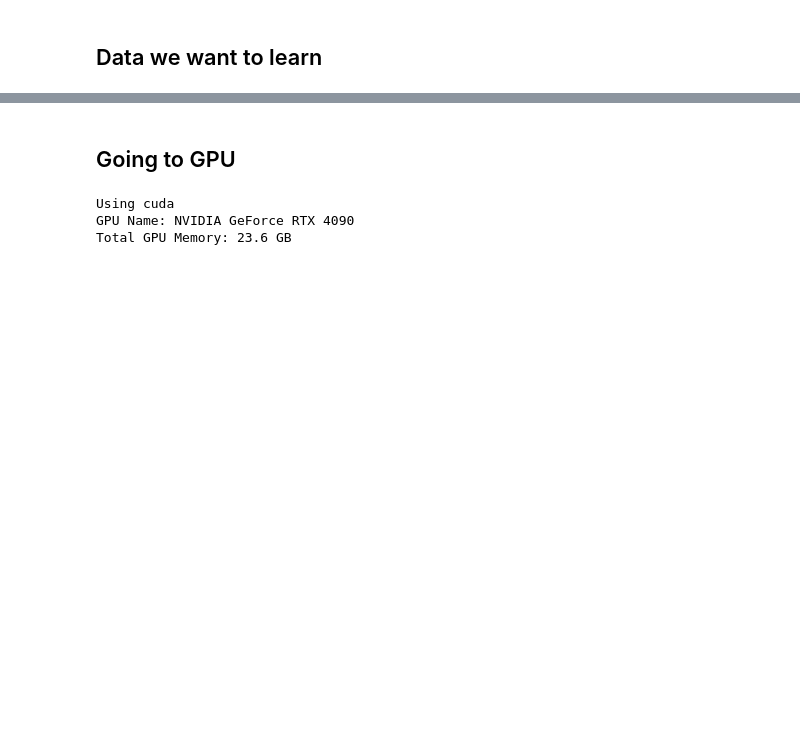
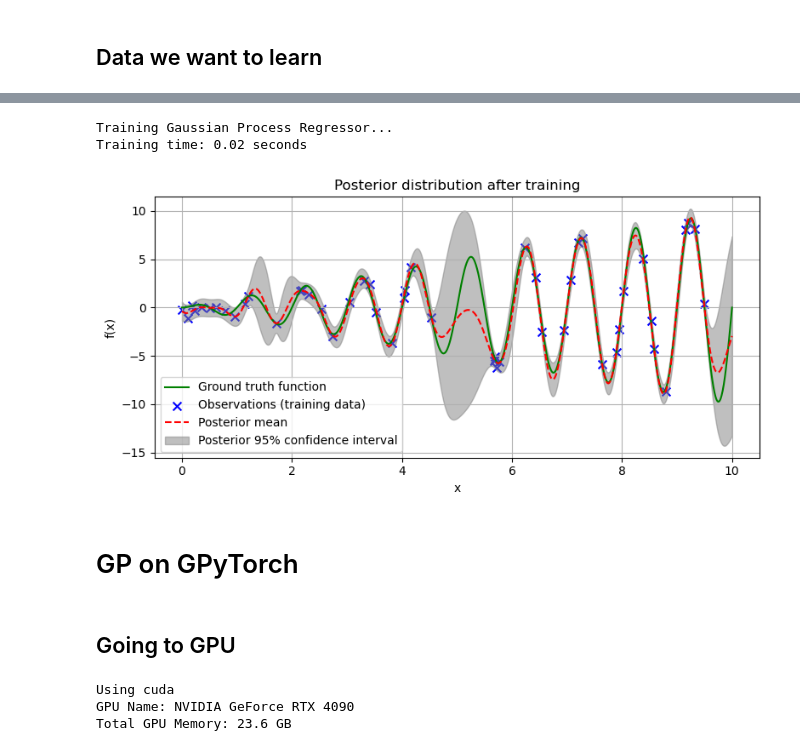
Before and after one commit to BenjaminDeporte/MVA_Stage, a Jupyter notebook: notebooks/TUTO_GPyTorch.ipynb, the cells around one changed output, grey strips where cells are left out. Saved outputs shown, nothing was run; the diff lists cells and outputs as text; code cells hidden in the pictures; blank space fills up the shorter version.

```diff
--- a/notebooks/TUTO_GPyTorch.ipynb
+++ b/notebooks/TUTO_GPyTorch.ipynb
@@ -56,3 +62,41 @@ plt.show()
+# %%
+kernel = 1.0 * RBF(length_scale=5, length_scale_bounds=(1e-3, 1e+2)) + WhiteKernel(
+    noise_level=5*1e-4, noise_level_bounds=(1e-4, 10.0)
+)
+# %%
+gpr = GaussianProcessRegressor(kernel=kernel, alpha=0.0, normalize_y=True, n_restarts_optimizer=0)
+
+t1 = timeit.default_timer()
+print("Training Gaussian Process Regressor...")
+gpr.fit(Xs_train, ys_train)
+t2 = timeit.default_timer()
+print("Training time: {:.2f} seconds".format(t2 - t1))
+# %% [output]
+Training Gaussian Process Regressor...
+Training time: 0.02 seconds
+# %%
+y_mean, y_std = gpr.predict(Xs, return_std=True)
+# %%
+fig, ax = plt.subplots(1, 1, figsize=(8, 4))
+
+ax.plot(Xs.cpu().numpy(), fs.cpu().numpy(), c='green', label='Ground truth function')
+ax.scatter(Xs_train.cpu().numpy(), ys_train.cpu().numpy(), c='b', marker='x', label='Observations (training data)', s=50)
+ax.plot(Xs.cpu().numpy(), y_mean, 'r', linestyle='--', label='Posterior mean')
+ax.fill_between(Xs.cpu().numpy().flatten(),
+                            y_mean - 2 * y_std,
+                            y_mean + 2 * y_std,
+                            color='gray', alpha=0.5, label='Posterior 95% confidence interval')
+ax.set_title(f'Posterior distribution after training')
+ax.set_xlabel('x')
+ax.set_ylabel('f(x)')
+ax.legend()
+ax.grid()
+plt.tight_layout()
+plt.show()
+# %% [output]
+[figure, added]
+# %% [markdown]
+# GP on GPyTorch
 # %%
 # We will use the simplest form of GP model, exact inference
 
```
Also changed, not shown: parts of 6 cells of this notebook.
